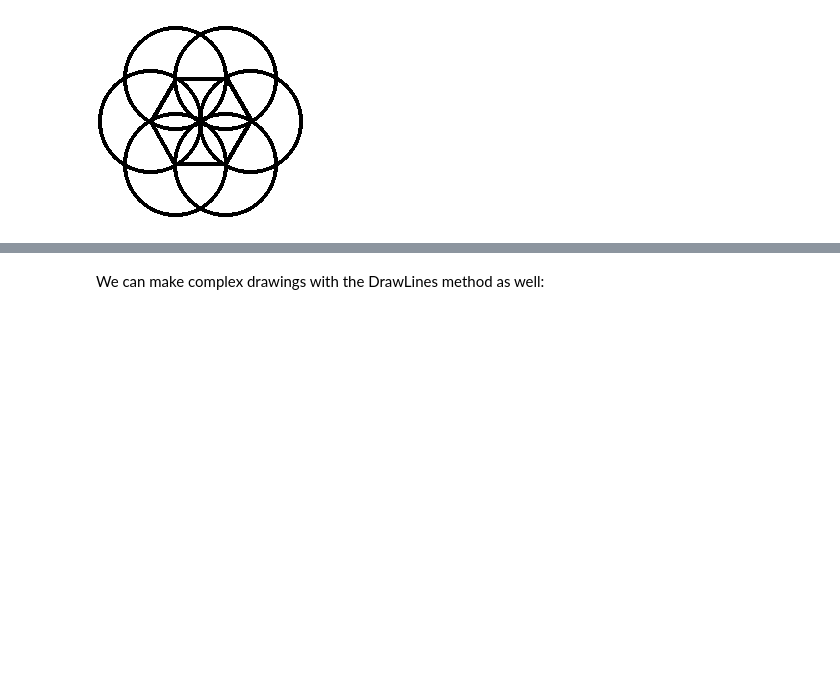
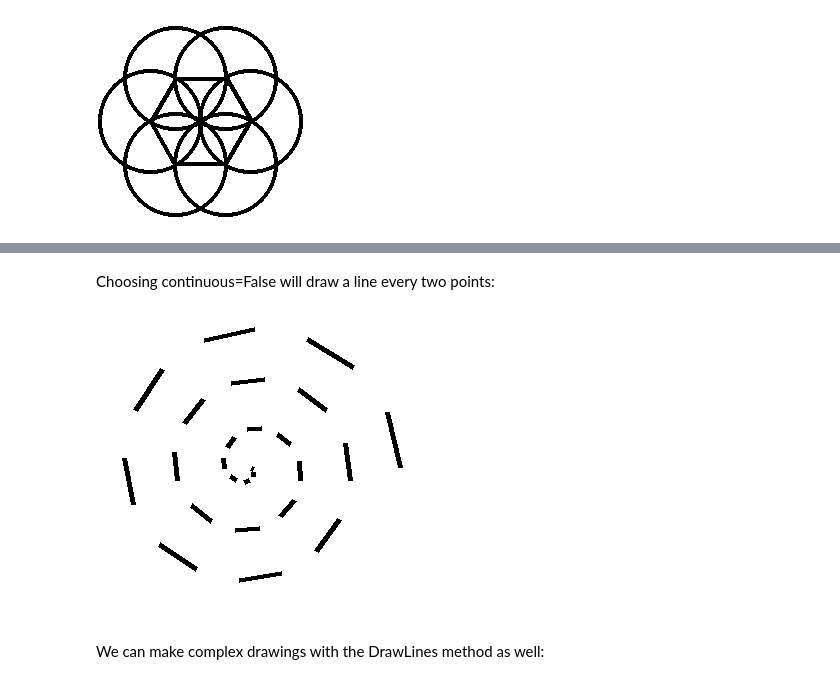
Before and after one commit to Sylvain-Rama/PILes, a Jupyter notebook: docs/PILes - Examples.ipynb, the cells around one changed output, grey strips where cells are left out. Cells and saved outputs as stored; diff of their text form; code cells hidden in the pictures; blank space fills up the shorter version.

```diff
--- a/docs/PILes - Examples.ipynb
+++ b/docs/PILes - Examples.ipynb
@@ -383,3 +418,12 @@ display(img4)
+# %% [markdown]
+Choosing continuous=False will draw a line every two points:
+# %%
+img3 = Image.new("RGBA", (310, 310), (255, 255, 255, 255))
+drawer = ImageDraws(img3)
+drawer.DrawLines(spiral, continuous=False)
+display(img3)
+# %% [output]
+[figure, added]
 # %% [markdown]
 We can make complex drawings with the DrawLines method as well:
 # %%
```
Also changed, not shown: parts of 13 cells of this notebook.
